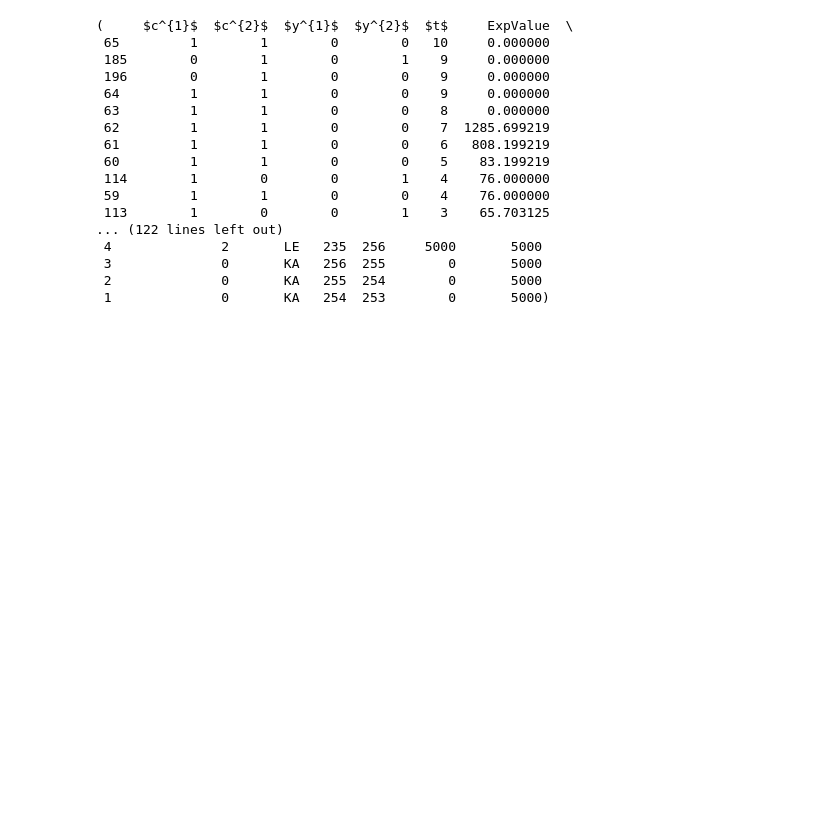
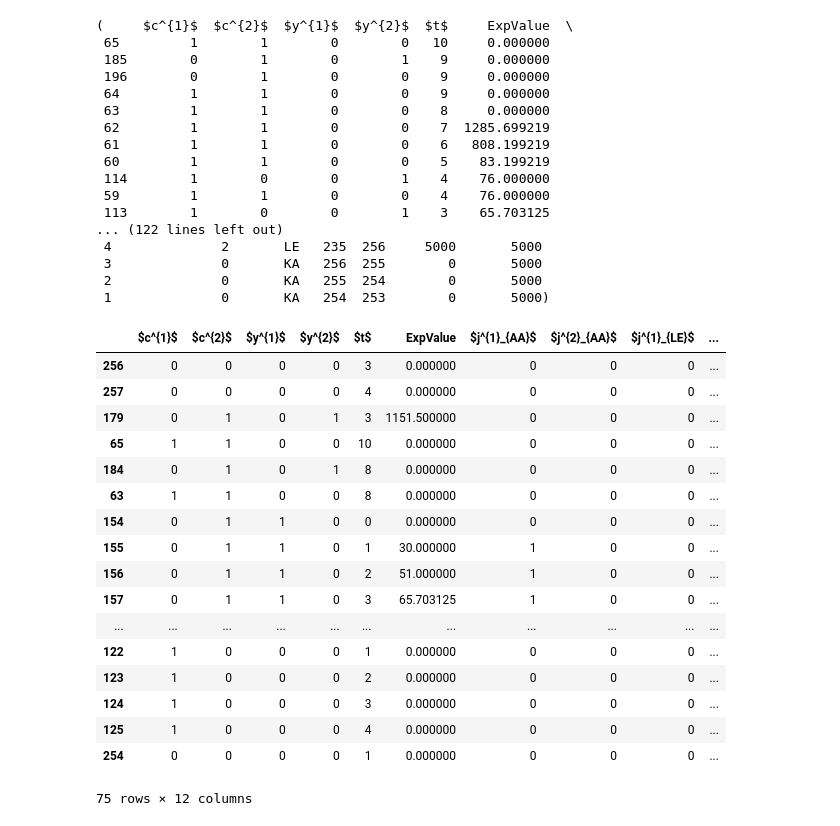
Before and after one commit to rb4k/DP-RM-with-storage, a Jupyter notebook: 6. zeitorientierte Transformation/testdata_time_2.ipynb, the cells around one changed output. Drawn from its saved outputs; the diff is of its cells as text; code cells hidden in the pictures; blank space fills up the shorter version.

```diff
--- a/6. zeitorientierte Transformation/testdata_time_2.ipynb
+++ b/6. zeitorientierte Transformation/testdata_time_2.ipynb
@@ -136,6 +134,27 @@ Optimalen Politik zum Zeitpunkt "t" und unter Beachtung der Restkapazitäten "c[
  3              0       KA   256  255        0       5000
  2              0       KA   255  254        0       5000
  1              0       KA   254  253        0       5000)
+# %%
+Opt_Politic_Stock(solutions, resources, stock_resources, products)
+# %% [output]
+|  | $c^{1}$ | $c^{2}$ | $y^{1}$ | $y^{2}$ | $t$ | ExpValue | $j^{1}_{AA}$ | $j^{2}_{AA}$ | $j^{1}_{LE}$ | ... |
+| 256 | 0 | 0 | 0 | 0 | 3 | 0.000000 | 0 | 0 | 0 | ... |
+| 257 | 0 | 0 | 0 | 0 | 4 | 0.000000 | 0 | 0 | 0 | ... |
+| 179 | 0 | 1 | 0 | 1 | 3 | 1151.500000 | 0 | 0 | 0 | ... |
+| 65 | 1 | 1 | 0 | 0 | 10 | 0.000000 | 0 | 0 | 0 | ... |
+| 184 | 0 | 1 | 0 | 1 | 8 | 0.000000 | 0 | 0 | 0 | ... |
+| 63 | 1 | 1 | 0 | 0 | 8 | 0.000000 | 0 | 0 | 0 | ... |
+| 154 | 0 | 1 | 1 | 0 | 0 | 0.000000 | 0 | 0 | 0 | ... |
+| 155 | 0 | 1 | 1 | 0 | 1 | 30.000000 | 1 | 0 | 0 | ... |
+| 156 | 0 | 1 | 1 | 0 | 2 | 51.000000 | 1 | 0 | 0 | ... |
+| 157 | 0 | 1 | 1 | 0 | 3 | 65.703125 | 1 | 0 | 0 | ... |
+| ... | ... | ... | ... | ... | ... | ... | ... | ... | ... | ... |
+| 122 | 1 | 0 | 0 | 0 | 1 | 0.000000 | 0 | 0 | 0 | ... |
+| 123 | 1 | 0 | 0 | 0 | 2 | 0.000000 | 0 | 0 | 0 | ... |
+| 124 | 1 | 0 | 0 | 0 | 3 | 0.000000 | 0 | 0 | 0 | ... |
+| 125 | 1 | 0 | 0 | 0 | 4 | 0.000000 | 0 | 0 | 0 | ... |
+| 254 | 0 | 0 | 0 | 0 | 1 | 0.000000 | 0 | 0 | 0 | ... |
+75 rows × 12 columns
 # %%
 import matplotlib as plt
 
```
Also changed, not shown: parts of 4 cells of this notebook, 12 other files.
